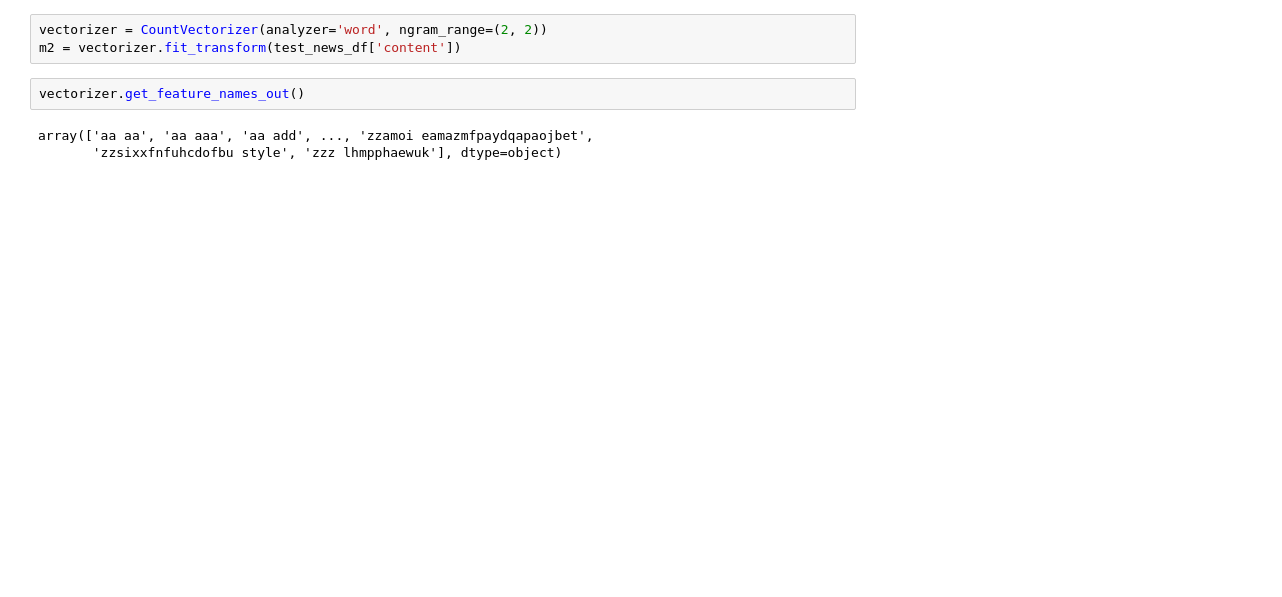
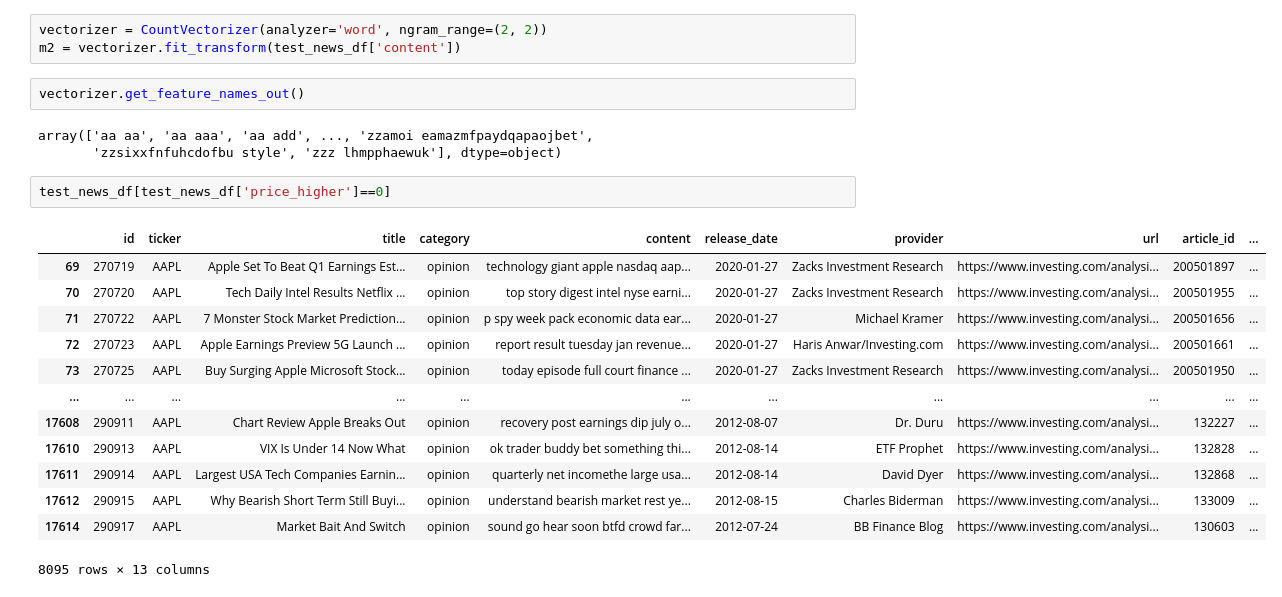
Before and after one commit to NGaast/NLPAssignment1, a Jupyter notebook: Assignment1_NLP.ipynb, the cells around one changed output. Cells and saved outputs as stored; diff of their text form; blank space fills up the shorter version.

```diff
--- a/Assignment1_NLP.ipynb
+++ b/Assignment1_NLP.ipynb
@@ -177,3 +201,19 @@ vectorizer.get_feature_names_out()
 # %% [output]
 array(['aa aa', 'aa aaa', 'aa add', ..., 'zzamoi eamazmfpaydqapaojbet',
        'zzsixxfnfuhcdofbu style', 'zzz lhmpphaewuk'], dtype=object)
+# %%
+test_news_df[test_news_df['price_higher']==0]
+# %% [output]
+|  | id | ticker | title | category | content | release_date | provider | url | article_id | ... |
+| 69 | 270719 | AAPL | Apple Set To Beat Q1 Earnings Est... | opinion | technology giant apple nasdaq aap... | 2020-01-27 | Zacks Investment Research | https://www.investing.com/analysi... | 200501897 | ... |
+| 70 | 270720 | AAPL | Tech Daily Intel Results Netflix ... | opinion | top story digest intel nyse earni... | 2020-01-27 | Zacks Investment Research | https://www.investing.com/analysi... | 200501955 | ... |
+| 71 | 270722 | AAPL | 7 Monster Stock Market Prediction... | opinion | p spy week pack economic data ear... | 2020-01-27 | Michael Kramer | https://www.investing.com/analysi... | 200501656 | ... |
+| 72 | 270723 | AAPL | Apple Earnings Preview 5G Launch ... | opinion | report result tuesday jan revenue... | 2020-01-27 | Haris Anwar/Investing.com | https://www.investing.com/analysi... | 200501661 | ... |
+| 73 | 270725 | AAPL | Buy Surging Apple Microsoft Stock... | opinion | today episode full court finance ... | 2020-01-27 | Zacks Investment Research | https://www.investing.com/analysi... | 200501950 | ... |
+| ... | ... | ... | ... | ... | ... | ... | ... | ... | ... | ... |
+| 17608 | 290911 | AAPL | Chart Review Apple Breaks Out | opinion | recovery post earnings dip july o... | 2012-08-07 | Dr. Duru | https://www.investing.com/analysi... | 132227 | ... |
+| 17610 | 290913 | AAPL | VIX Is Under 14 Now What | opinion | ok trader buddy bet something thi... | 2012-08-14 | ETF Prophet | https://www.investing.com/analysi... | 132828 | ... |
+| 17611 | 290914 | AAPL | Largest USA Tech Companies Earnin... | opinion | quarterly net incomethe large usa... | 2012-08-14 | David Dyer | https://www.investing.com/analysi... | 132868 | ... |
+| 17612 | 290915 | AAPL | Why Bearish Short Term Still Buyi... | opinion | understand bearish market rest ye... | 2012-08-15 | Charles Biderman | https://www.investing.com/analysi... | 133009 | ... |
+| 17614 | 290917 | AAPL | Market Bait And Switch | opinion | sound go hear soon btfd crowd far... | 2012-07-24 | BB Finance Blog | https://www.investing.com/analysi... | 130603 | ... |
+8095 rows × 13 columns
```
Also changed, not shown: parts of 12 cells of this notebook.
